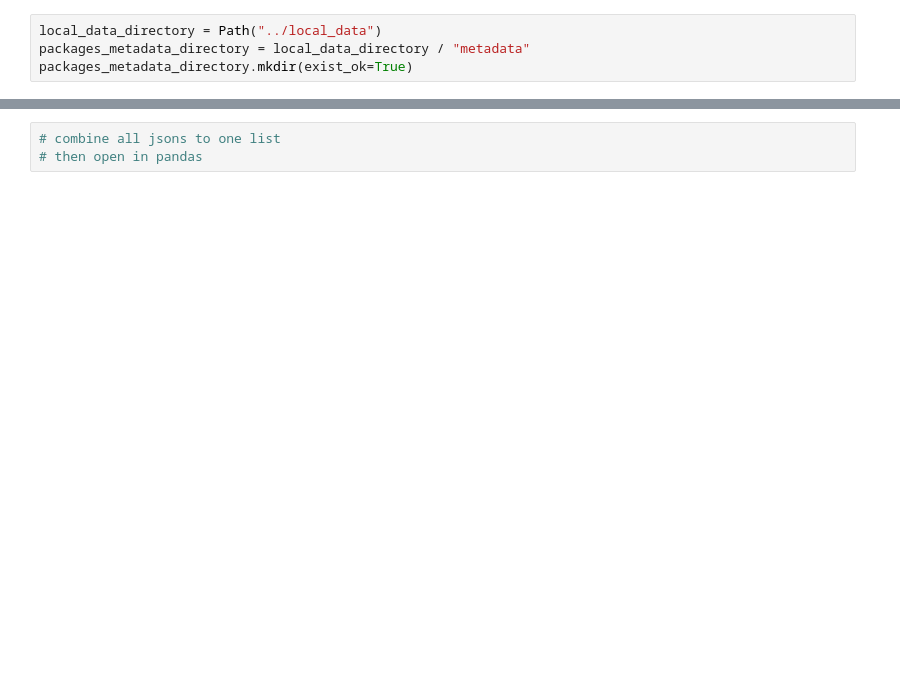
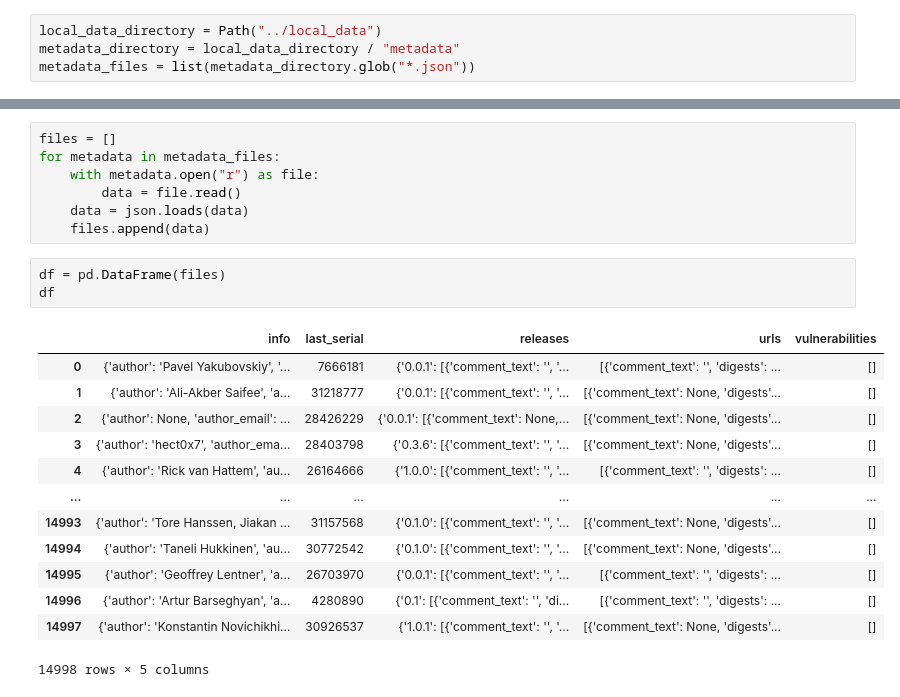
Before and after one commit to NoyanTM/practices, a Jupyter notebook: aitu-masters/systems-analysis-design/practice_1/notebooks/analysis.ipynb, the cells around one changed output, grey strips where cells are left out. Cells and saved outputs as stored; diff of their text form; blank space fills up the shorter version.

```diff
--- a/aitu-masters/systems-analysis-design/practice_1/notebooks/analysis.ipynb
+++ b/aitu-masters/systems-analysis-design/practice_1/notebooks/analysis.ipynb
@@ -13,4 +27,4 @@ from fake_useragent import UserAgent
 # %%
 local_data_directory = Path("../local_data")
-packages_metadata_directory = local_data_directory / "metadata"
-packages_metadata_directory.mkdir(exist_ok=True)
+metadata_directory = local_data_directory / "metadata"
+metadata_files = list(metadata_directory.glob("*.json"))
@@ -159,3 +31,24 @@ KeyboardInterrupt:
-# %%
-# combine all jsons to one list
-# then open in pandas
+# %%
+files = []
+for metadata in metadata_files:
+    with metadata.open("r") as file:
+        data = file.read()
+    data = json.loads(data)
+    files.append(data)
+# %%
+df = pd.DataFrame(files)
+df
+# %% [output]
+|  | info | last_serial | releases | urls | vulnerabilities |
+| 0 | {'author': 'Pavel Yakubovskiy', '... | 7666181 | {'0.0.1': [{'comment_text': '', '... | [{'comment_text': '', 'digests': ... | [] |
+| 1 | {'author': 'Ali-Akber Saifee', 'a... | 31218777 | {'0.0.1': [{'comment_text': '', '... | [{'comment_text': None, 'digests'... | [] |
+| 2 | {'author': None, 'author_email': ... | 28426229 | {'0.0.1': [{'comment_text': None,... | [{'comment_text': None, 'digests'... | [] |
+| 3 | {'author': 'hect0x7', 'author_ema... | 28403798 | {'0.3.6': [{'comment_text': '', '... | [{'comment_text': None, 'digests'... | [] |
+| 4 | {'author': 'Rick van Hattem', 'au... | 26164666 | {'1.0.0': [{'comment_text': '', '... | [{'comment_text': '', 'digests': ... | [] |
+| ... | ... | ... | ... | ... | ... |
+| 14993 | {'author': 'Tore Hanssen, Jiakan ... | 31157568 | {'0.1.0': [{'comment_text': '', '... | [{'comment_text': None, 'digests'... | [] |
+| 14994 | {'author': 'Taneli Hukkinen', 'au... | 30772542 | {'0.1.0': [{'comment_text': '', '... | [{'comment_text': None, 'digests'... | [] |
+| 14995 | {'author': 'Geoffrey Lentner', 'a... | 26703970 | {'0.0.1': [{'comment_text': '', '... | [{'comment_text': '', 'digests': ... | [] |
+| 14996 | {'author': 'Artur Barseghyan', 'a... | 4280890 | {'0.1': [{'comment_text': '', 'di... | [{'comment_text': '', 'digests': ... | [] |
+| 14997 | {'author': 'Konstantin Novichikhi... | 30926537 | {'1.0.1': [{'comment_text': '', '... | [{'comment_text': None, 'digests'... | [] |
+14998 rows × 5 columns
```
Also changed, not shown: parts of 24 cells of this notebook, 5 other files.
